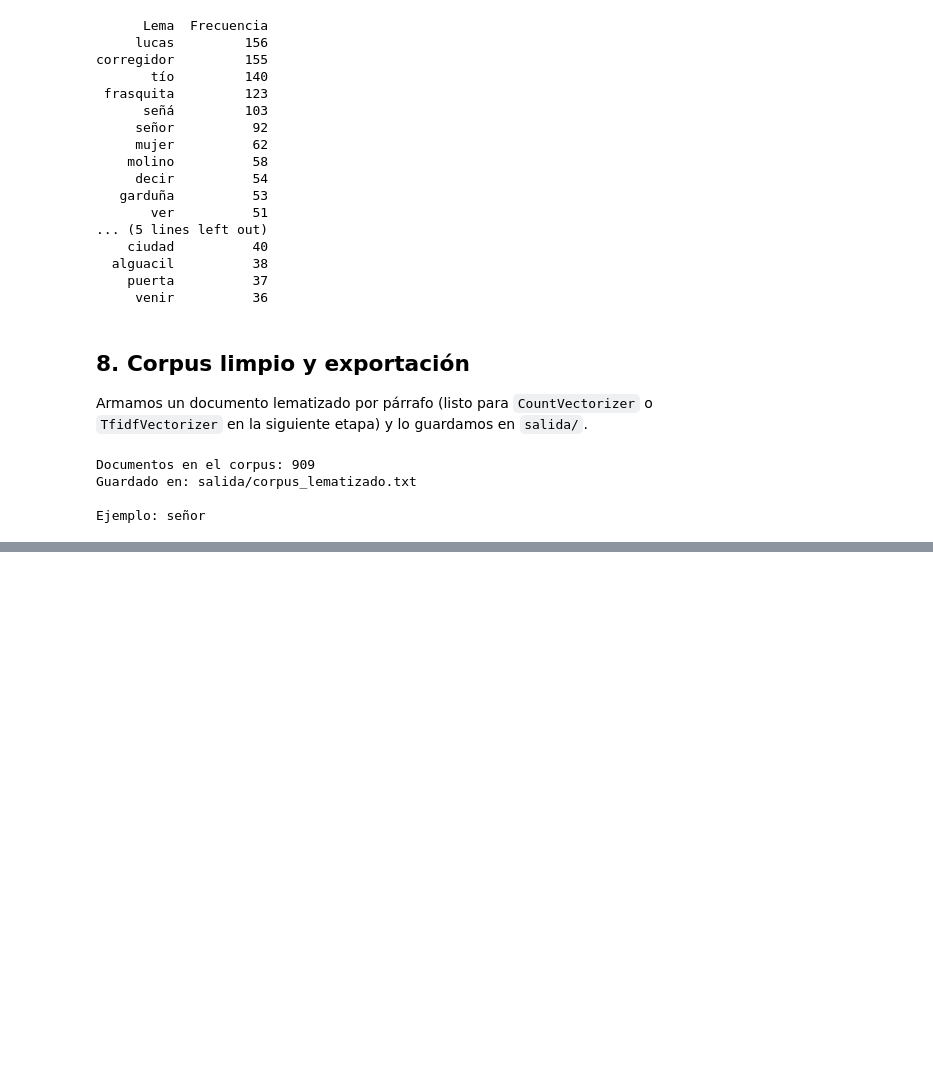
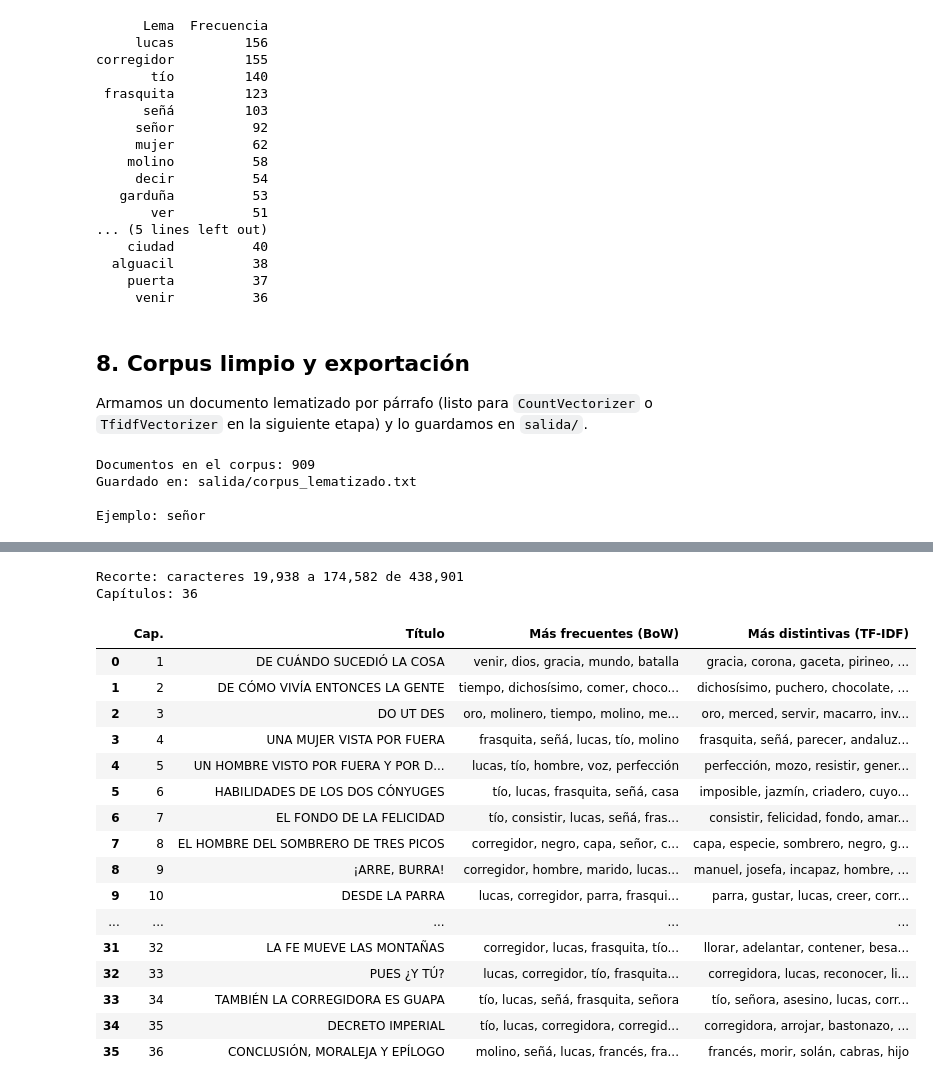
Before and after one commit to guychomendoza/nlp-limpieza-libro, a Jupyter notebook: limpieza_libro.ipynb, the cells around one changed output, grey strips where cells are left out. Saved outputs shown, nothing was run; the diff lists cells and outputs as text; code cells hidden in the pictures; blank space fills up the shorter version.

```diff
--- a/limpieza_libro.ipynb
+++ b/limpieza_libro.ipynb
@@ -313,0 +372,15 @@ Ejemplo: señor
+# %%
+bow_vectorizer = CountVectorizer()
+X_bow = bow_vectorizer.fit_transform(corpus_oraciones)
+vocab_bow = bow_vectorizer.get_feature_names_out()
+
+celdas = X_bow.shape[0] * X_bow.shape[1]
+print(f"Matriz BoW: {X_bow.shape[0]:,} oraciones x {X_bow.shape[1]:,} palabras")
+print(f"Valores distintos de cero: {X_bow.nnz:,} de {celdas:,} ({100 * (1 - X_bow.nnz / celdas):.2f}% son ceros)")
+print(f"Palabras por oración en promedio: {X_bow.nnz / X_bow.shape[0]:.1f}")
+
+# One sentence seen as a vector: only its non-zero positions
+i = 21
+fila = X_bow[i]
+print(f"\nOración {i}: {corpus_oraciones[i]}")
+print(pd.DataFrame({"Palabra": vocab_bow[fila.indices], "Posición": fila.indices, "Conteo": fila.data}).to_string(index=False))
@@ -313,0 +455,54 @@ Ejemplo: señor
+# %%
+# A chapter starts with its Roman numeral alone on a line
+PATRON_CAPITULO = re.compile(r"^\s*[IVXL]+\.?\s*$", re.M)
+
+texto_novela = recortar_novela(quitar_gutenberg(texto_original))
+bloques = PATRON_CAPITULO.split(texto_novela)[1:]  # [0] is the dedication and preface
+
+# The title is the first paragraph of each chapter
+titulos = [re.sub(r"\s+", " ", re.split(r"\n\s*\n", b.strip())[0]).strip(" .") for b in bloques]
+capitulos = [re.sub(r"\s+", " ", re.sub(r"_+", "", b)).strip() for b in bloques]
+corpus_capitulos = [" ".join(lemas_de(doc)) for doc in nlp.pipe(capitulos)]
+print(f"Capítulos: {len(corpus_capitulos)}")
+
+bow_cap = CountVectorizer()
+X_bow_cap = bow_cap.fit_transform(corpus_capitulos)
+tfidf_cap = TfidfVectorizer()
+X_tfidf_cap = tfidf_cap.fit_transform(corpus_capitulos)
+vocab_cap = tfidf_cap.get_feature_names_out()
+
+
+def top_palabras(fila, n=5) -> str:
+    """The n columns with the highest value in a sparse row."""
+    valores = fila.toarray().ravel()
+    return ", ".join(vocab_cap[valores.argsort()[::-1][:n]])
+
+
+df_cap = pd.DataFrame({
+    "Cap.": range(1, len(capitulos) + 1),
+    "Título": [t[:38] for t in titulos],
+    "Más frecuentes (BoW)": [top_palabras(f) for f in X_bow_cap],
+    "Más distintivas (TF-IDF)": [top_palabras(f) for f in X_tfidf_cap],
+})
+pd.set_option("display.max_colwidth", None)
+df_cap
+# %% [output]
+Recorte: caracteres 19,938 a 174,582 de 438,901
+Capítulos: 36
+|  | Cap. | Título | Más frecuentes (BoW) | Más distintivas (TF-IDF) |
+| 0 | 1 | DE CUÁNDO SUCEDIÓ LA COSA | venir, dios, gracia, mundo, batalla | gracia, corona, gaceta, pirineo, ... |
+| 1 | 2 | DE CÓMO VIVÍA ENTONCES LA GENTE | tiempo, dichosísimo, comer, choco... | dichosísimo, puchero, chocolate, ... |
+| 2 | 3 | DO UT DES | oro, molinero, tiempo, molino, me... | oro, merced, servir, macarro, inv... |
+| 3 | 4 | UNA MUJER VISTA POR FUERA | frasquita, señá, lucas, tío, molino | frasquita, señá, parecer, andaluz... |
+| 4 | 5 | UN HOMBRE VISTO POR FUERA Y POR D... | lucas, tío, hombre, voz, perfección | perfección, mozo, resistir, gener... |
+| 5 | 6 | HABILIDADES DE LOS DOS CÓNYUGES | tío, lucas, frasquita, señá, casa | imposible, jazmín, criadero, cuyo... |
+| 6 | 7 | EL FONDO DE LA FELICIDAD | tío, consistir, lucas, señá, fras... | consistir, felicidad, fondo, amar... |
+| 7 | 8 | EL HOMBRE DEL SOMBRERO DE TRES PICOS | corregidor, negro, capa, señor, c... | capa, especie, sombrero, negro, g... |
+| 8 | 9 | ¡ARRE, BURRA! | corregidor, hombre, marido, lucas... | manuel, josefa, incapaz, hombre, ... |
+| 9 | 10 | DESDE LA PARRA | lucas, corregidor, parra, frasqui... | parra, gustar, lucas, creer, corr... |
+| ... | ... | ... | ... | ... |
+| 31 | 32 | LA FE MUEVE LAS MONTAÑAS | corregidor, lucas, frasquita, tío... | llorar, adelantar, contener, besa... |
+| 32 | 33 | PUES ¿Y TÚ? | lucas, corregidor, tío, frasquita... | corregidora, lucas, reconocer, li... |
+| 33 | 34 | TAMBIÉN LA CORREGIDORA ES GUAPA | tío, lucas, señá, frasquita, señora | tío, señora, asesino, lucas, corr... |
+| 34 | 35 | DECRETO IMPERIAL | tío, lucas, corregidora, corregid... | corregidora, arrojar, bastonazo, ... |
+| 35 | 36 | CONCLUSIÓN, MORALEJA Y EPÍLOGO | molino, señá, lucas, francés, fra... | francés, morir, solán, cabras, hijo |
```
Also changed, not shown: parts of 13 cells of this notebook, 3 other files.
